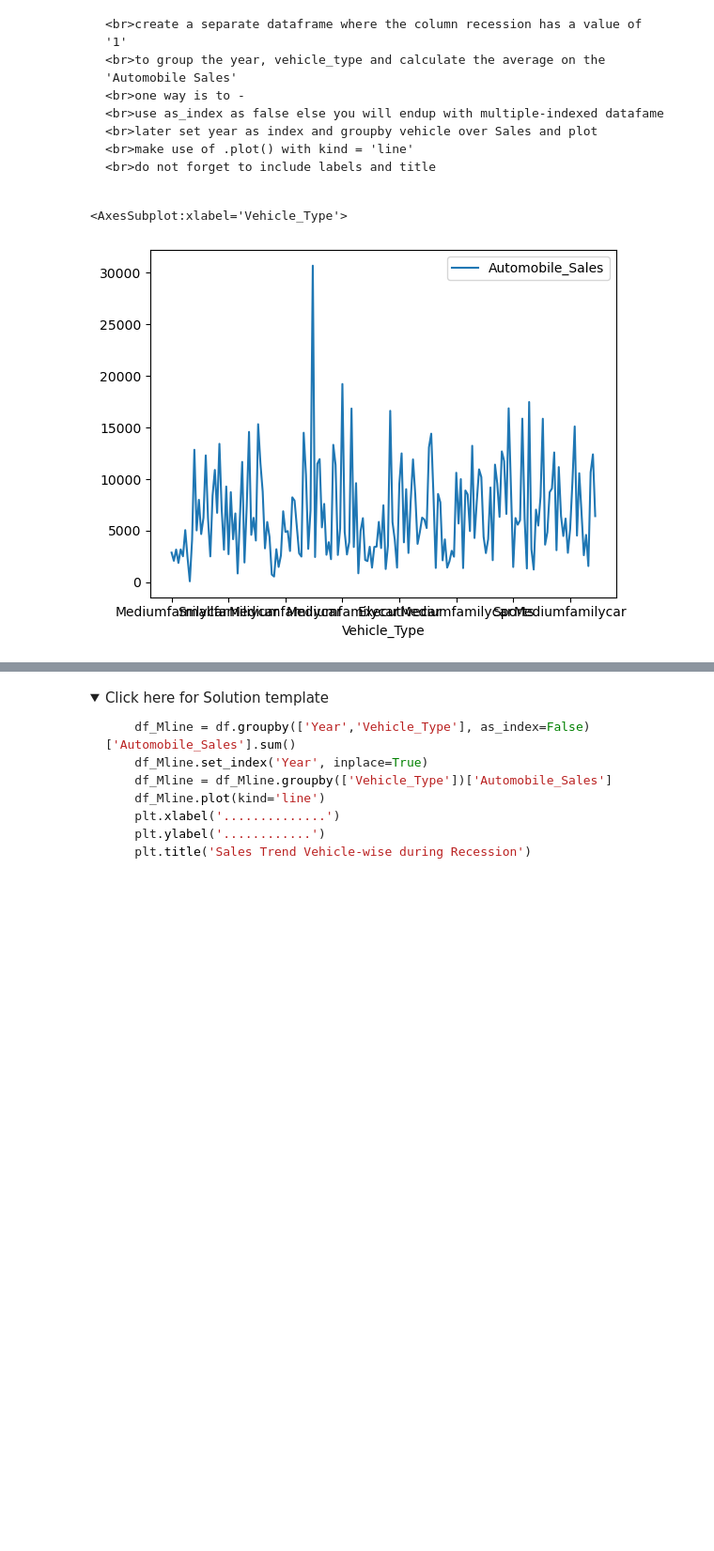
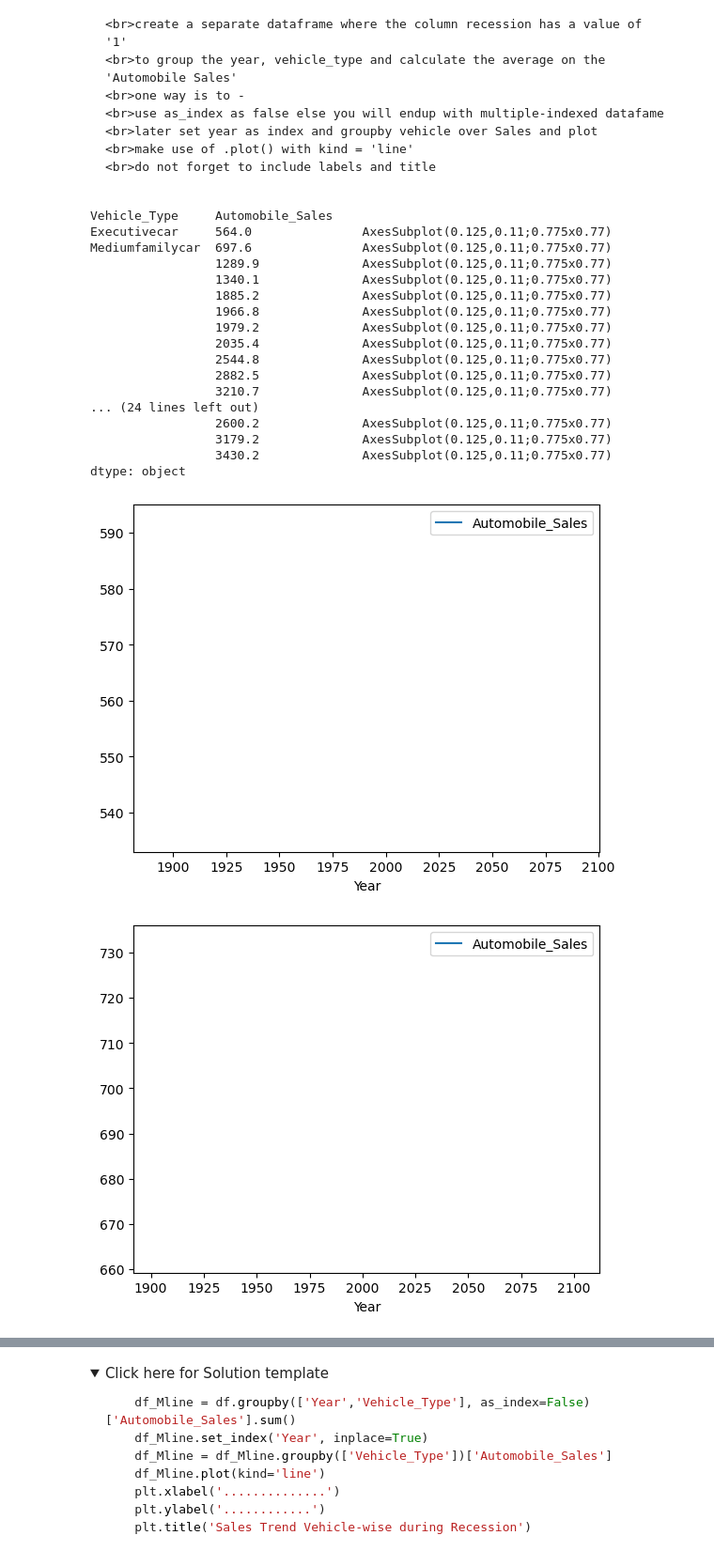
Before and after one commit to akilnasser/ibmdatascience, a Jupyter notebook: data visualization for python/DV0101EN-Exercise-Final-Assignment-Part-1-20230614-1686700800.jupyterlite.ipynb, the cells around one changed output, grey strips where cells are left out. Shown at 94% size. Drawn from its saved outputs; the diff is of its cells as text; code cells hidden in the pictures; folded sections open; blank space fills up the shorter version.

```diff
--- a/data visualization for python/DV0101EN-Exercise-Final-Assignment-Part-1-20230614-1686700800.jupyterlite.ipynb
+++ b/data visualization for python/DV0101EN-Exercise-Final-Assignment-Part-1-20230614-1686700800.jupyterlite.ipynb
@@ -312,16 +312,37 @@ Save this plot as "Line_Plot_1.png"</span><br>
     <br>do not forget to include labels and title
 </details>
 # %%
-df_Mline = df.groupby(['Year','Vehicle_Type'], as_index=False)['Automobile_Sales'].sum()
-df_Mline.set_index('Year', inplace=True)
-#df_Mline = df_Mline.groupby(['Vehicle_Type'])['Automobile_Sales']
+df2=df.loc[df['Recession'] == 1]
+df2 = df2.groupby(['Year','Vehicle_Type'], as_index=False)['Automobile_Sales'].sum()
+df2.set_index('Year', inplace=True)
+df2 = df2.groupby(['Vehicle_Type','Automobile_Sales'], as_index='Year')
+df2.plot(kind='line')
+
+
 #df_Mline.head(20)
-df_Mline.plot(kind='line')
-plt.xlabel')
+#df_Mline.plot(kind='line')
+#plt.xlabel')
 #plt.ylabel('............')
 #plt.title('Sales Trend Vehicle-wise during Recession')
 #plt.legend()
 #plt.show()
 # %% [output]
-<AxesSubplot:xlabel='Vehicle_Type'>
+Vehicle_Type     Automobile_Sales
+Executivecar     564.0               AxesSubplot(0.125,0.11;0.775x0.77)
+Mediumfamilycar  697.6               AxesSubplot(0.125,0.11;0.775x0.77)
+                 1289.9              AxesSubplot(0.125,0.11;0.775x0.77)
+                 1340.1              AxesSubplot(0.125,0.11;0.775x0.77)
+                 1885.2              AxesSubplot(0.125,0.11;0.775x0.77)
+                 1966.8              AxesSubplot(0.125,0.11;0.775x0.77)
+                 1979.2              AxesSubplot(0.125,0.11;0.775x0.77)
+                 2035.4              AxesSubplot(0.125,0.11;0.775x0.77)
+                 2544.8              AxesSubplot(0.125,0.11;0.775x0.77)
+                 2882.5              AxesSubplot(0.125,0.11;0.775x0.77)
+                 3210.7              AxesSubplot(0.125,0.11;0.775x0.77)
+... (24 lines left out)
+                 2600.2              AxesSubplot(0.125,0.11;0.775x0.77)
+                 3179.2              AxesSubplot(0.125,0.11;0.775x0.77)
+                 3430.2              AxesSubplot(0.125,0.11;0.775x0.77)
+dtype: object
-[figure, old version]
+[figure, new version]
+[figure, added]
```
Also changed, not shown: parts of 1 cell of this notebook, 1 other file.
